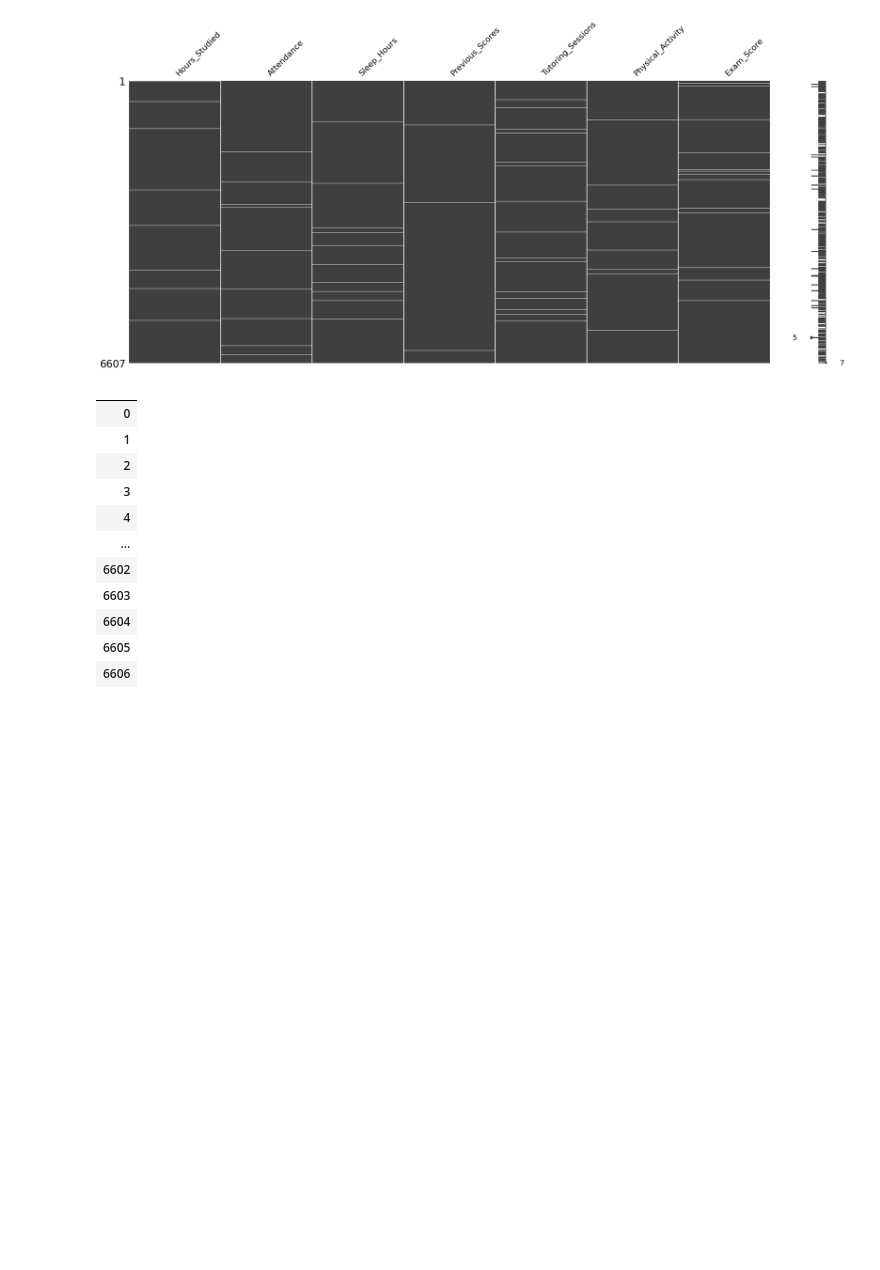
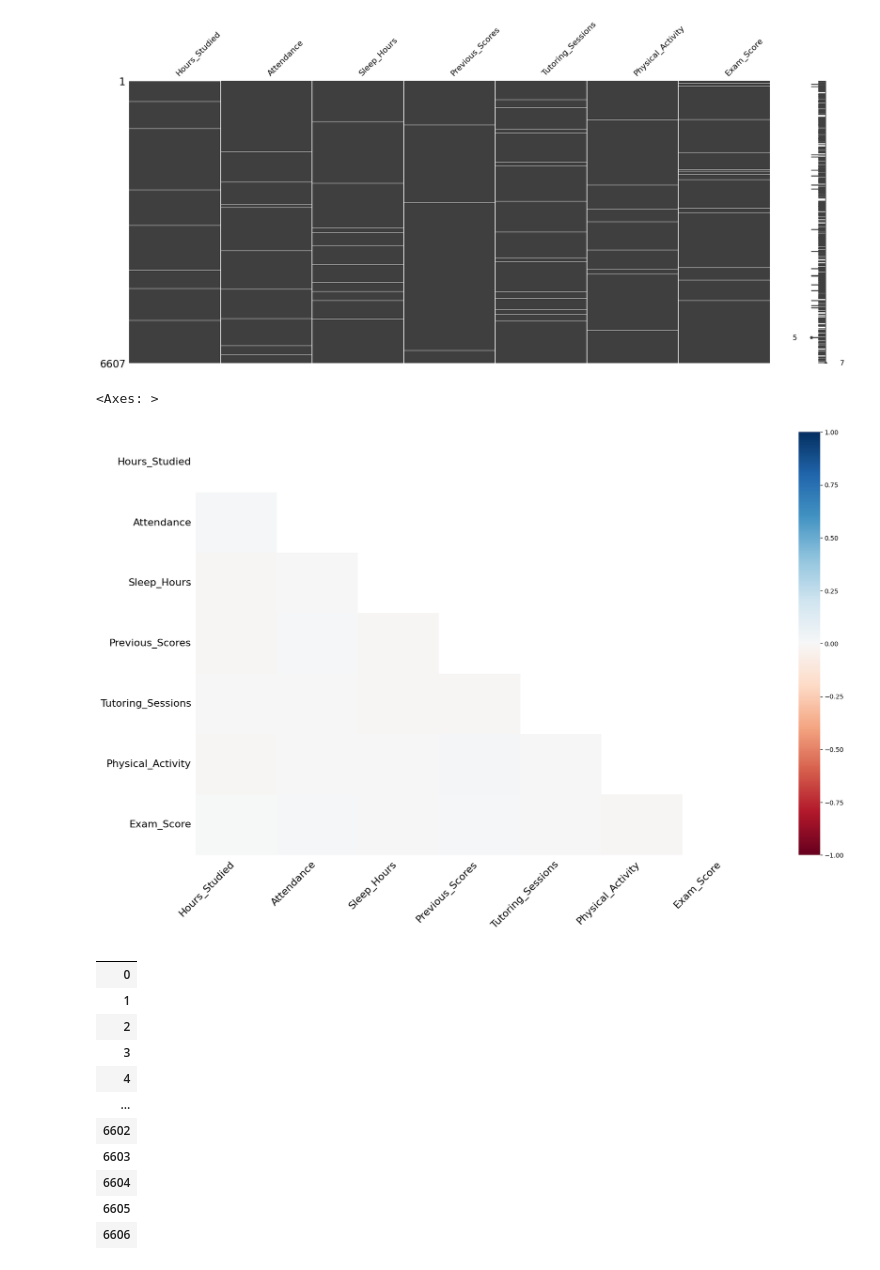
Before and after one commit to fedhere/PUS2024, a Jupyter notebook: classDemos/missing_variables.ipynb, the cells around one changed output. Cells and saved outputs as stored; diff of their text form; code cells hidden in the pictures; blank space fills up the shorter version.

```diff
--- a/classDemos/missing_variables.ipynb
+++ b/classDemos/missing_variables.ipynb
@@ -154,6 +154,11 @@ msno.matrix(stud_res_numerical)
 # %% [output]
 <Axes: >
 [figure]
+# %%
+msno.heatmap(stud_res_numerical)
+# %% [output]
+<Axes: >
+[figure, added]
 # %%
 stud_res_numerical.dropna(axis=1)
 # %% [output]
```
Also changed, not shown: parts of 4 cells of this notebook.
